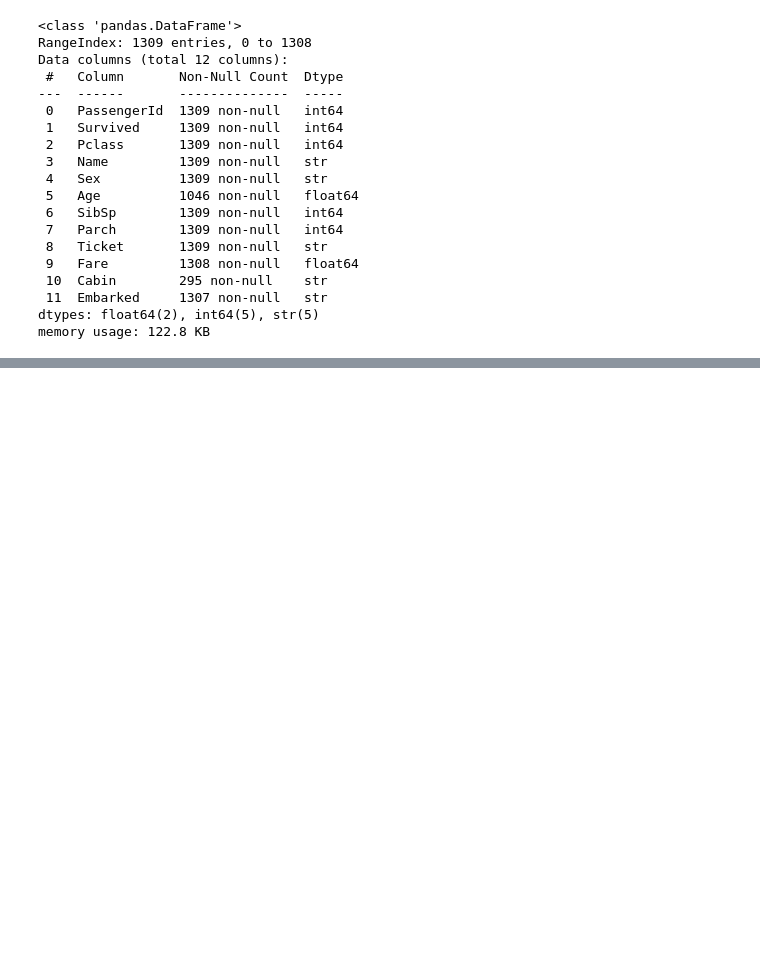
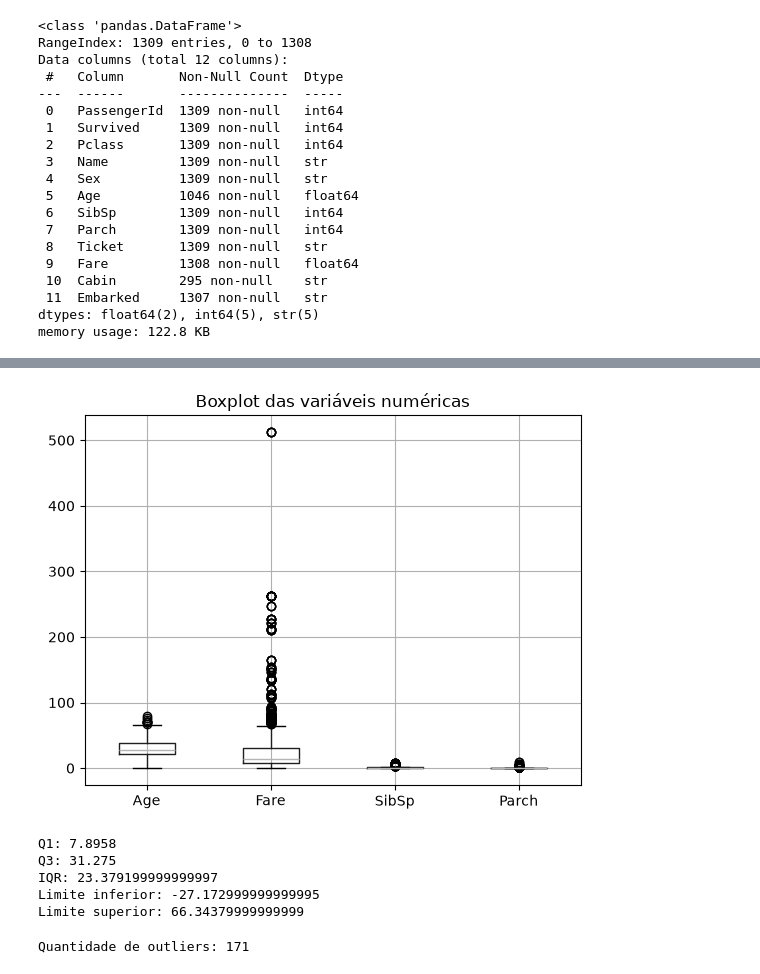
Before and after one commit to Hawkie06/BootcampIA, a Jupyter notebook: manipulacao_dados/titanic/titanic.ipynb, the cells around one changed output, grey strips where cells are left out. Drawn from its saved outputs; the diff is of its cells as text; code cells hidden in the pictures; blank space fills up the shorter version.

```diff
--- a/manipulacao_dados/titanic/titanic.ipynb
+++ b/manipulacao_dados/titanic/titanic.ipynb
@@ -41,0 +140,33 @@ memory usage: 122.8 KB
+# %%
+import matplotlib.pyplot as plt
+
+data[["Age", "Fare", "SibSp", "Parch"]].boxplot()
+
+plt.title("Boxplot das variáveis numéricas")
+plt.show()
+# %% [output]
+[figure, added]
+# %%
+Q1 = data["Fare"].quantile(0.25)
+Q3 = data["Fare"].quantile(0.75)
+
+IQR = Q3 - Q1
+
+limite_inferior = Q1 - 1.5 * IQR
+limite_superior = Q3 + 1.5 * IQR
+print("Q1:", Q1)
+print("Q3:", Q3)
+print("IQR:", IQR)
+print("Limite inferior:", limite_inferior)
+print("Limite superior:", limite_superior)
+# %% [output]
+Q1: 7.8958
+Q3: 31.275
+IQR: 23.379199999999997
+Limite inferior: -27.172999999999995
+Limite superior: 66.34379999999999
+# %%
+outliers_fare = data[(data["Fare"] < limite_inferior) |(data["Fare"] > limite_superior)]
+print("Quantidade de outliers:", len(outliers_fare))
+# %% [output]
+Quantidade de outliers: 171
```
Also changed, not shown: parts of 19 cells of this notebook.
